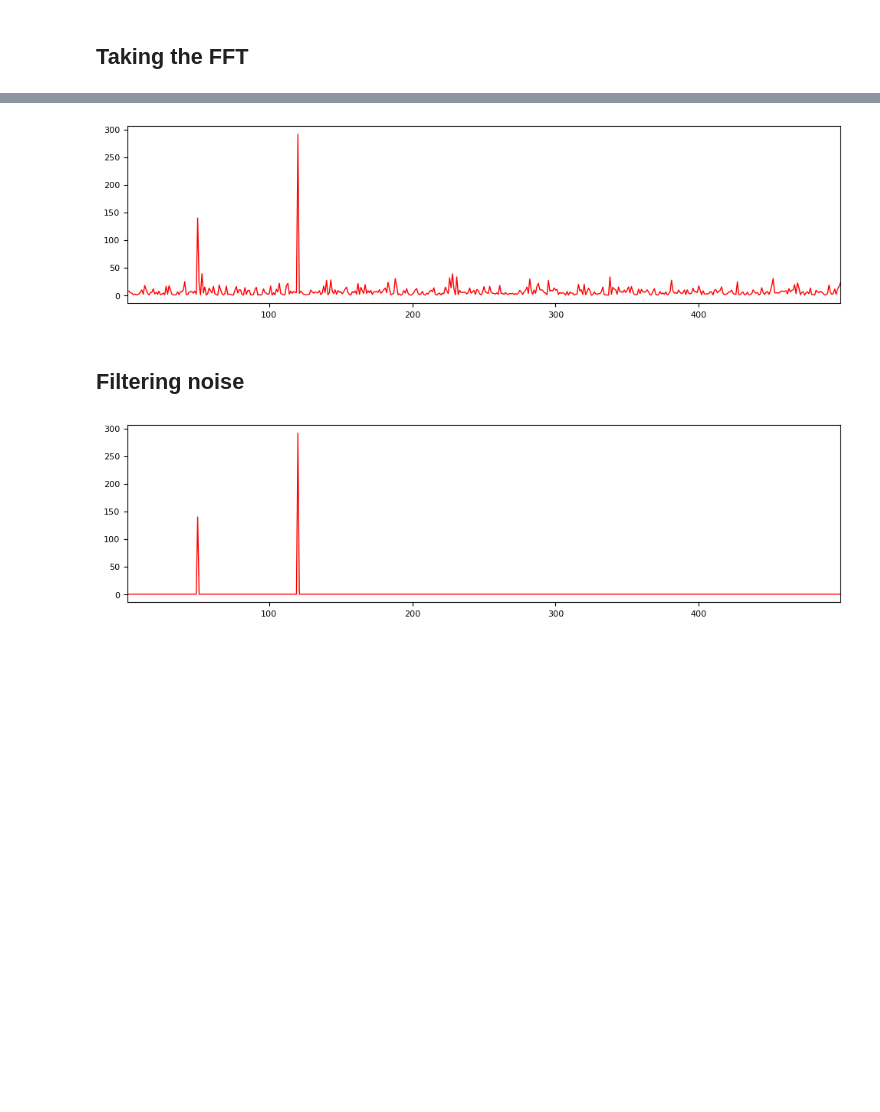
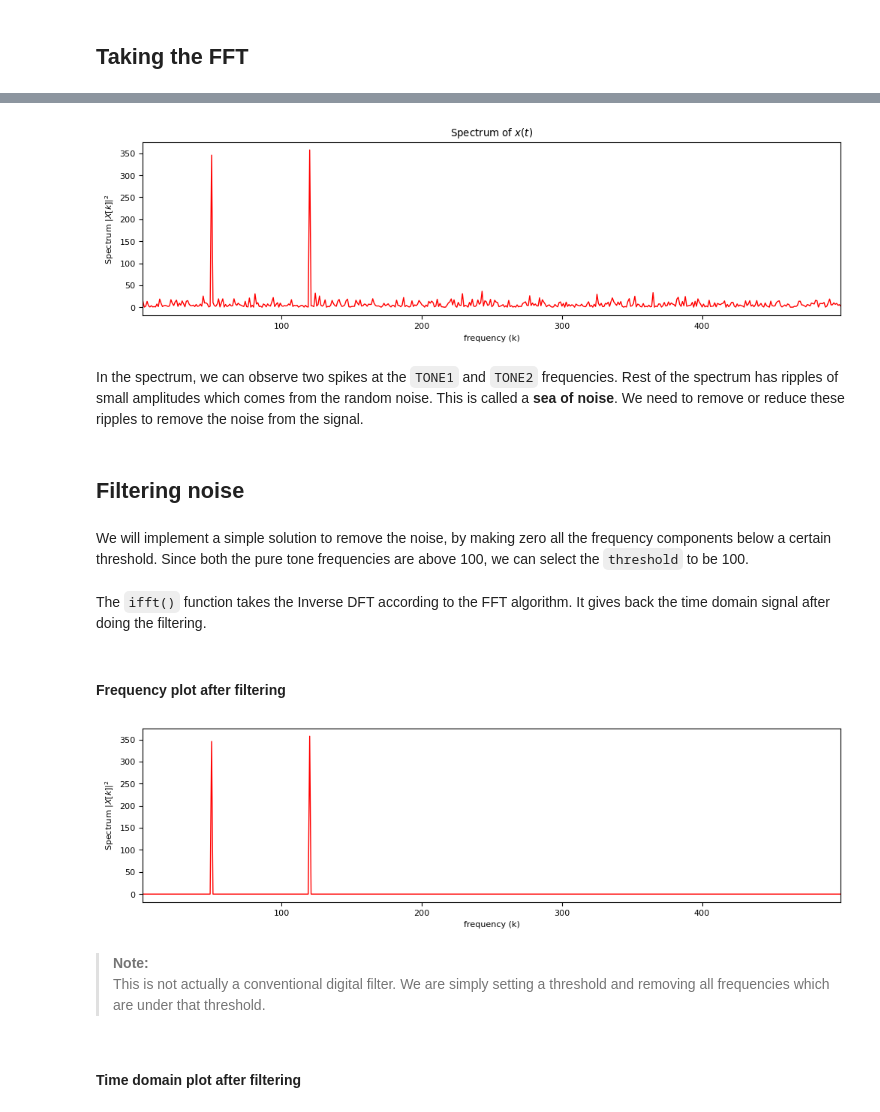
Before and after one commit to devnithw/dsp-python, a Jupyter notebook: docs/denoise_signal.ipynb, the cells around one changed output, grey strips where cells are left out. Saved outputs shown, nothing was run; the diff lists cells and outputs as text; code cells hidden in the pictures; blank space fills up the shorter version.

```diff
--- a/docs/denoise_signal.ipynb
+++ b/docs/denoise_signal.ipynb
@@ -46,9 +115,16 @@ L = np.arange(1, np.floor(N/2), dtype='int')
 # %%
 plt.plot(freq[L], spectrum[L], linewidth=1.0, color='r');
 plt.xlim(freq[L[0]], freq[L[-1]])
+plt.title('Spectrum of $x(t)$')
+plt.xlabel('frequency (k)')
+plt.ylabel('Spectrum $|X[k]|^2$')
 plt.show()
 # %% [output]
-[figure, old version]
+[figure, new version]
+# %% [markdown]
+In the spectrum, we can observe two spikes at the `TONE1` and `TONE2` frequencies. Rest of the spectrum has ripples of small amplitudes which comes from the random noise. This is called a **sea of noise**. We need to remove or reduce these ripples to remove the noise from the signal.
 # %% [markdown]
 ## Filtering noise
+# %% [markdown]
+We will implement a simple solution to remove the noise, by making zero all the frequency components below a certain threshold. Since both the pure tone frequencies are above 100, we can select the `threshold` to be 100.
 # %%
@@ -58,10 +143,21 @@ X = X * indices
 filtered_signal = np.fft.ifft(X)
+# %% [markdown]
+The `ifft()` function takes the Inverse DFT according to the FFT algorithm. It gives back the time domain signal after doing the filtering.
+# %% [markdown]
+#### Frequency plot after filtering
 # %%
 plt.plot(freq[L], filtered[L], linewidth=1.0, color='r');
 plt.xlim(freq[L[0]], freq[L[-1]])
+plt.xlabel('frequency (k)')
+plt.ylabel('Spectrum $|X[k]|^2$')
 plt.show()
 # %% [output]
-[figure, old version]
+[figure, new version]
+# %% [markdown]
+> **Note:** <br>
+> This is not actually a conventional digital filter. We are simply setting a threshold and removing all frequencies which are under that threshold.
+# %% [markdown]
+#### Time domain plot after filtering
 # %%
 plt.plot(t, filtered_signal, linewidth=1.0, color='b');
 plt.xlim(t[0], t[-1])
```
Also changed, not shown: parts of 17 cells of this notebook.
